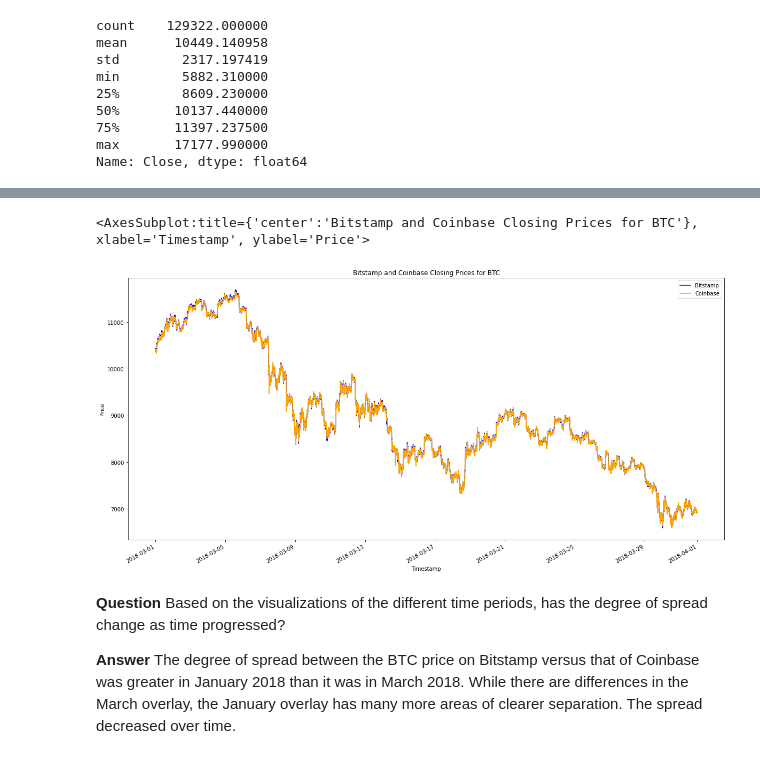
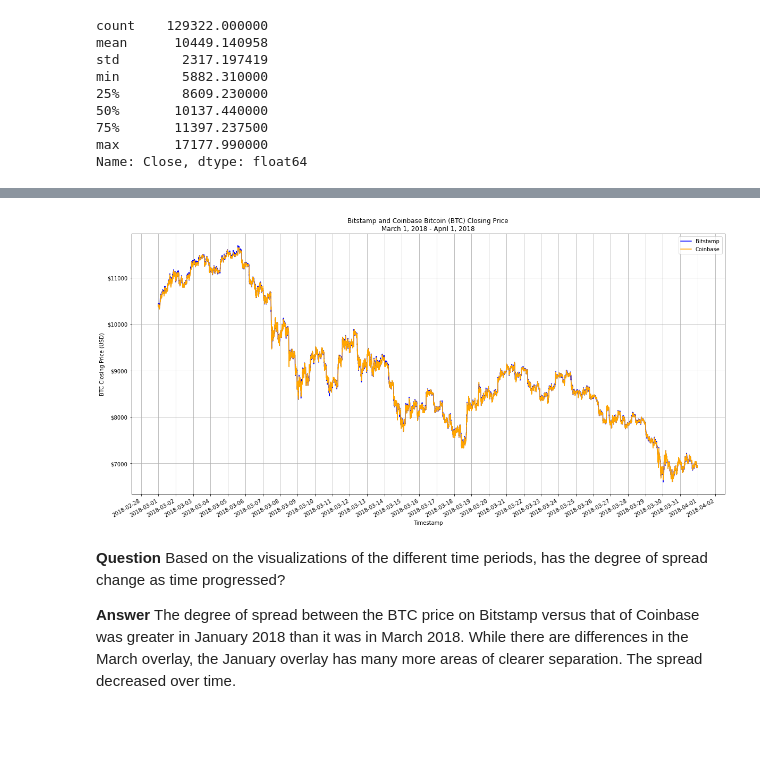
Before and after one commit to oneor11/fintech-arbitrage-analyzer, a Jupyter notebook: crypto_arbitrage.ipynb, the cells around one changed output, grey strips where cells are left out. Saved outputs shown, nothing was run; the diff lists cells and outputs as text; code cells hidden in the pictures; blank space fills up the shorter version.

```diff
--- a/crypto_arbitrage.ipynb
+++ b/crypto_arbitrage.ipynb
@@ -458,25 +493,36 @@ coinbase_sliced_df.loc['2018-01-01':'2018-02-01'].plot(figsize=(20,10),
 # %%
 # Using the loc and plot functions, create an overlay plot that visualizes
 # the price action of both DataFrames for a one month period later in the dataset
 # Be sure to include the parameters: legend, figure size, title, and color and label
 # YOUR CODE HERE
-bitstamp_sliced_df.loc['2018-03-01':'2018-04-01'].plot(title="Bitstamp and Coinbase Closing Prices for BTC",
+bitstamp_plot = bitstamp_sliced_df.loc['2018-03-01':'2018-04-01'].plot(
+                    title="Bitstamp and Coinbase Bitcoin (BTC) Closing Price\nMarch 1, 2018 - April 1, 2018",
                     figsize=(20,10),
                     legend=True,
                     xlabel="Timestamp",
-                    ylabel="Price",
+                    ylabel="BTC Closing Price (USD)",
                     color="blue",
-                    label="Bitstamp")
+                    label="Bitstamp",
+                    x_compat=True)
+bitstamp_plot.xaxis.set_major_locator(mdates.DayLocator())
+bitstamp_plot.yaxis.set_major_formatter('${x:1.0f}')
+bitstamp_plot.grid()
 
-coinbase_sliced_df.loc['2018-03-01':'2018-04-01'].plot(figsize=(20,10),
+
+coinbase_plot = coinbase_sliced_df.loc['2018-03-01':'2018-04-01'].plot(figsize=(20,10),
                     legend=True,
                     xlabel="Timestamp",
-                    ylabel="Price",
+                    ylabel="BTC Closing Price (USD)",
                     color="orange",
-                    label="Coinbase")
+                    label="Coinbase",
+                    x_compat=True)
+coinbase_plot.xaxis.set_major_locator(mdates.DayLocator())
+coinbase_plot.yaxis.set_major_formatter('${x:1.0f}')
+coinbase_plot.grid()
+
+plt.show()
 # %% [output]
-<AxesSubplot:title={'center':'Bitstamp and Coinbase Closing Prices for BTC'}, xlabel='Timestamp', ylabel='Price'>
-[figure, old version]
+[figure, new version]
 # %% [markdown]
 **Question** Based on the visualizations of the different time periods, has the degree of spread change as time progressed?
 
```
Also changed, not shown: parts of 8 cells of this notebook.
